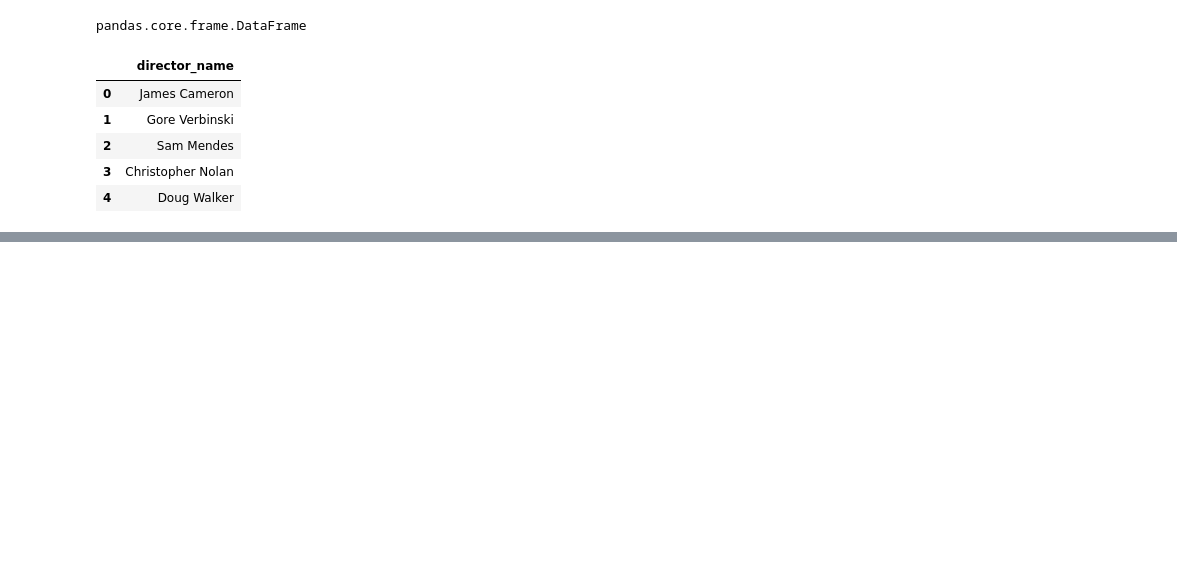
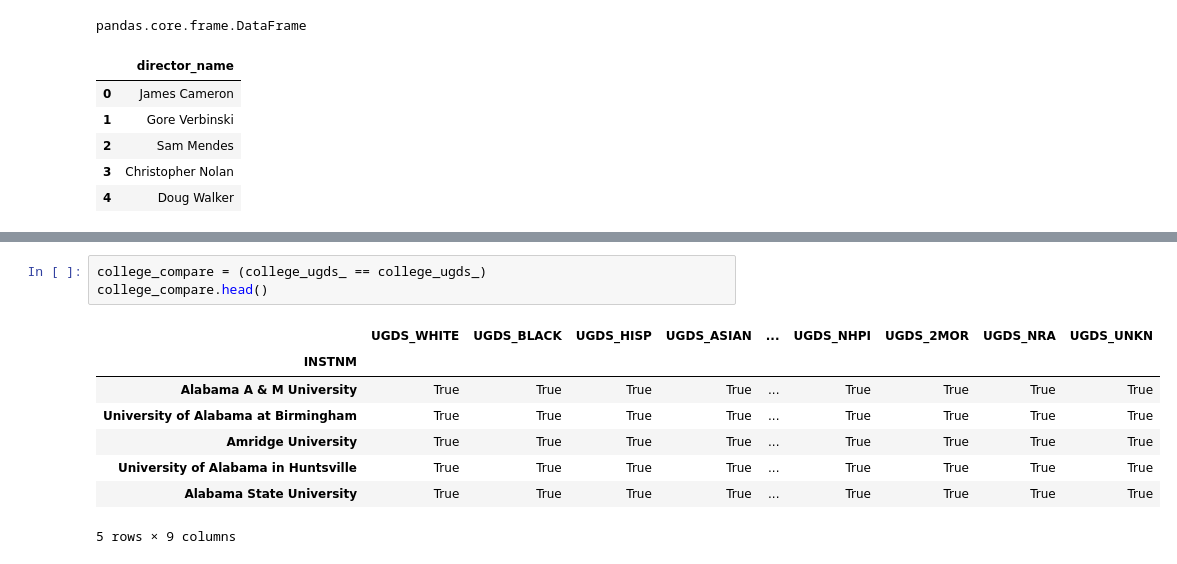
Before and after one commit to sandeepny441/projects_PS, a Jupyter notebook: pandas_sources/pandas_cookbook_p/2_DataFrame_Operations.ipynb, the cells around one changed output, grey strips where cells are left out. Saved outputs shown, nothing was run; the diff lists cells and outputs as text; blank space fills up the shorter version.

```diff
--- a/pandas_sources/pandas_cookbook_p/2_DataFrame_Operations.ipynb
+++ b/pandas_sources/pandas_cookbook_p/2_DataFrame_Operations.ipynb
@@ -48,0 +351,12 @@ pandas.core.frame.DataFrame
+# %%
+college_compare = (college_ugds_ == college_ugds_)
+college_compare.head()
+# %% [output]
+|  | UGDS_WHITE | UGDS_BLACK | UGDS_HISP | UGDS_ASIAN | ... | UGDS_NHPI | UGDS_2MOR | UGDS_NRA | UGDS_UNKN |
+| INSTNM |  |  |  |  |  |  |  |  |  |
+| Alabama A & M University | True | True | True | True | ... | True | True | True | True |
+| University of Alabama at Birmingham | True | True | True | True | ... | True | True | True | True |
+| Amridge University | True | True | True | True | ... | True | True | True | True |
+| University of Alabama in Huntsville | True | True | True | True | ... | True | True | True | True |
+| Alabama State University | True | True | True | True | ... | True | True | True | True |
+5 rows × 9 columns
```
Also changed, not shown: parts of 70 cells of this notebook, 6 other files.
